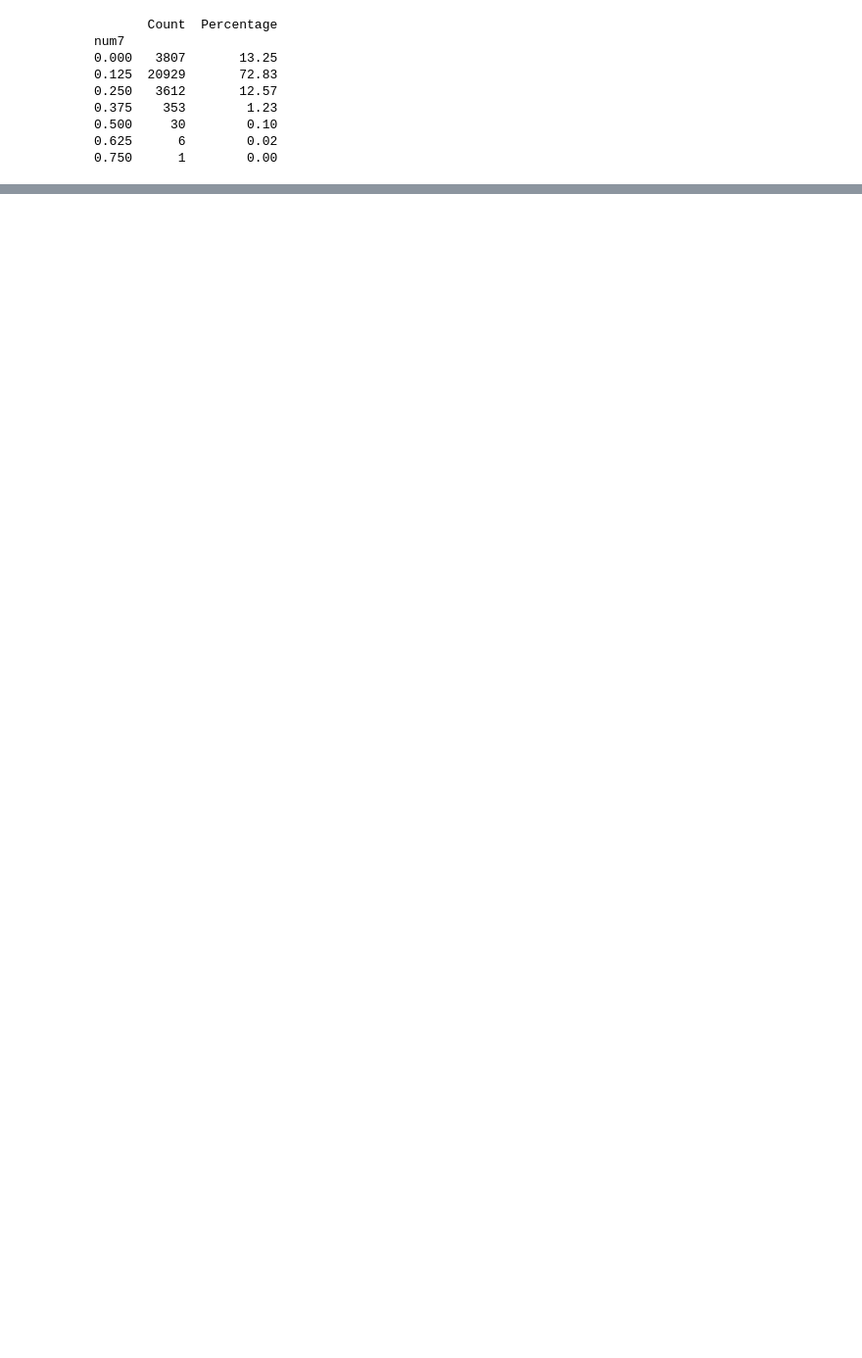
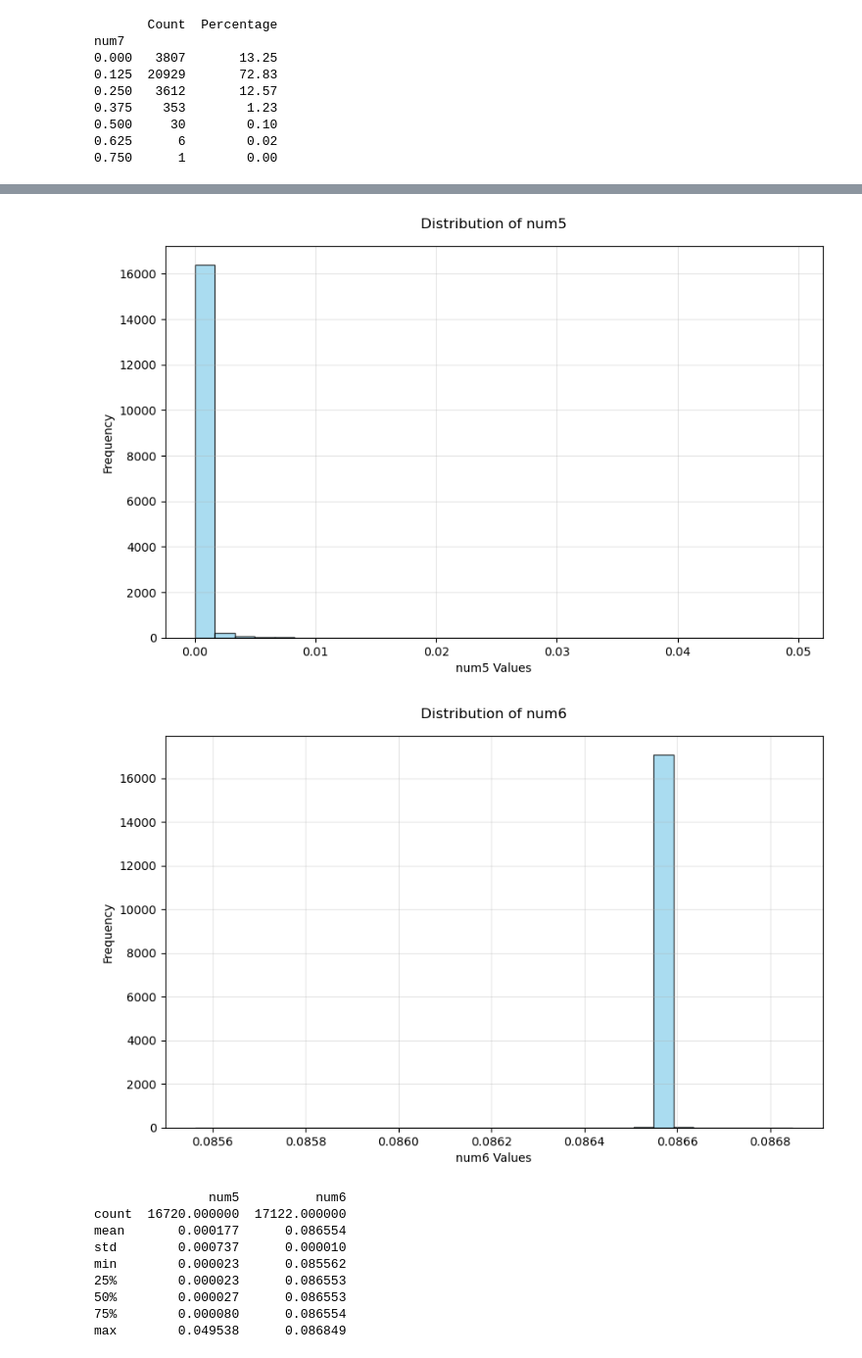
Before and after one commit to phamminh1998/bank_loans_DA_project, a Jupyter notebook: question1.ipynb, the cells around one changed output, grey strips where cells are left out. Shown at 98% size. Cells and saved outputs as stored; diff of their text form; code cells hidden in the pictures; blank space fills up the shorter version.

```diff
--- a/question1.ipynb
+++ b/question1.ipynb
@@ -252,0 +357,31 @@ sns.boxplot(x='cat1', y='num7', data=df)
+# %%
+plt.figure(figsize=(10, 6))
+plt.hist(df['num5'].dropna(), bins=30, color='skyblue', edgecolor='black', alpha=0.7)
+plt.title('Distribution of num5', fontsize=12, pad=15)
+plt.xlabel('num5 Values', fontsize=10)
+plt.ylabel('Frequency', fontsize=10)
+plt.grid(True, alpha=0.3)
+plt.show()
+
+plt.figure(figsize=(10, 6))
+plt.hist(df['num6'].dropna(), bins=30, color='skyblue', edgecolor='black', alpha=0.7)
+plt.title('Distribution of num6', fontsize=12, pad=15)
+plt.xlabel('num6 Values', fontsize=10)
+plt.ylabel('Frequency', fontsize=10)
+plt.grid(True, alpha=0.3)
+plt.show()
+
+
+print(df_num[['num5', 'num6']].describe())
+# %% [output]
+[figure, added]
+[figure, added]
+               num5          num6
+count  16720.000000  17122.000000
+mean       0.000177      0.086554
+std        0.000737      0.000010
+min        0.000023      0.085562
+25%        0.000023      0.086553
+50%        0.000027      0.086553
+75%        0.000080      0.086554
+max        0.049538      0.086849
```
Also changed, not shown: parts of 19 cells of this notebook, 4 other files.
